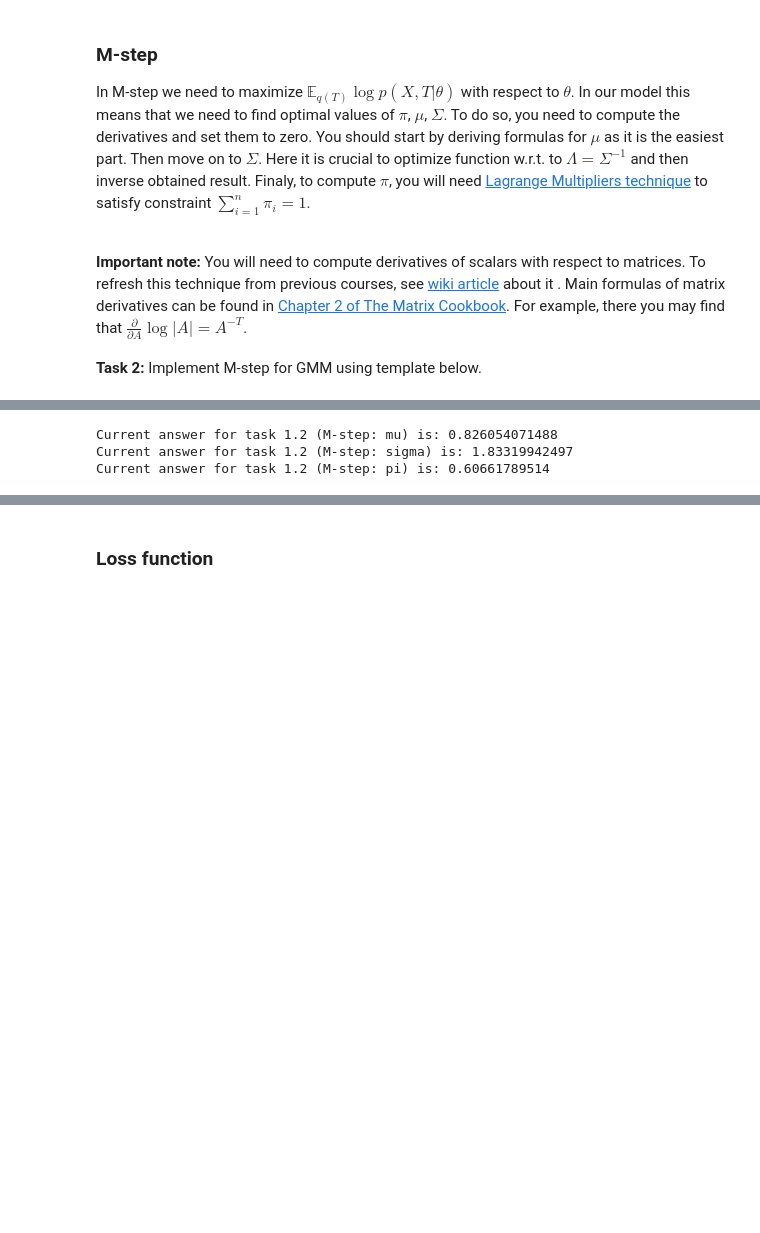
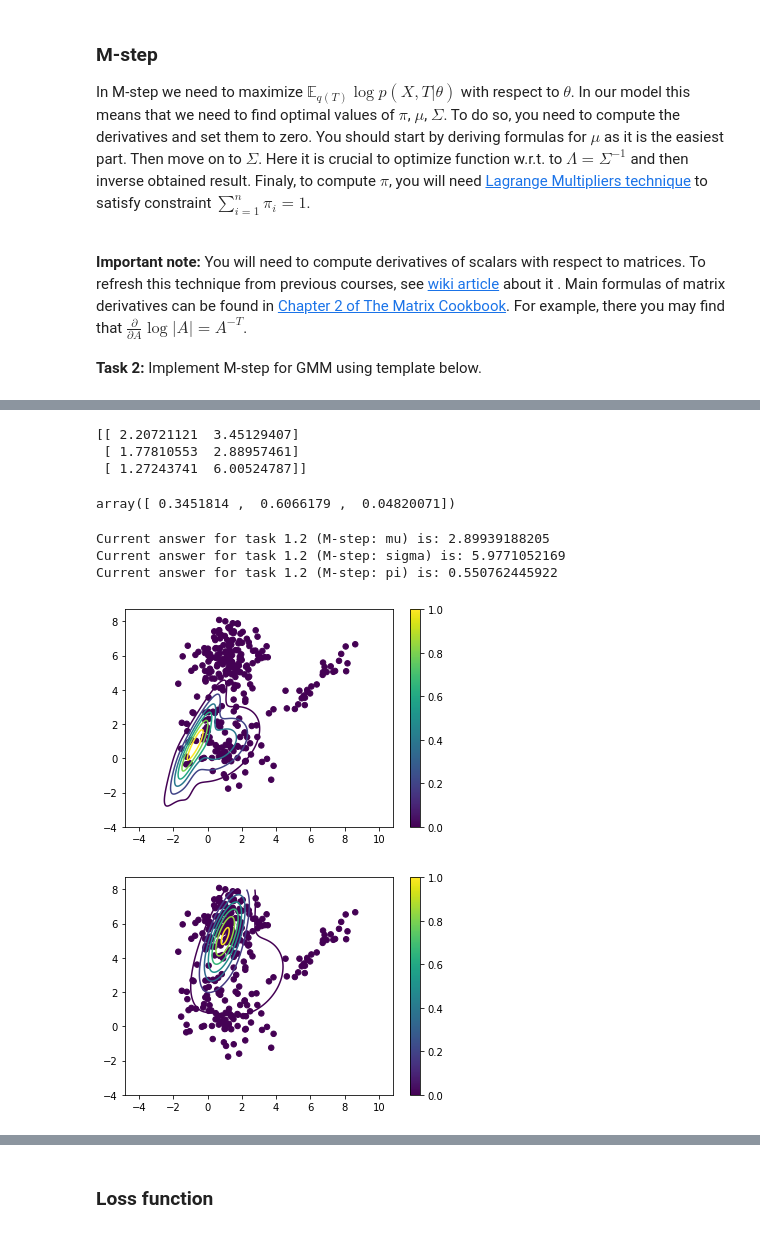
Before and after one commit to wesen/bayesian-methods, a Jupyter notebook: Week 2/Coursera-BMML_-week-2.ipynb, the cells around one changed output, grey strips where cells are left out. Drawn from its saved outputs; the diff is of its cells as text; code cells hidden in the pictures; blank space fills up the shorter version.

Commit message:
m-step correct

```diff
--- a/Week 2/Coursera-BMML_-week-2.ipynb
+++ b/Week 2/Coursera-BMML_-week-2.ipynb
@@ -177,7 +179,8 @@ def E_step(X, pi, mu, sigma):
         dist = scipy.stats.multivariate_normal(mu[i], sigma[i])
 #         log_likelihoods[:, i] = normal_likelihood(X, mu[i], sigma[i])
 #         scaled_likelihoods = np.exp(log_likelihoods[:, i] - max_x)
-        scaled_likelihoods = np.exp(dist.logpdf(X) - max_x)
+#         scaled_likelihoods = np.exp(dist.logpdf(X) - max_x)
+        scaled_likelihoods = dist.pdf(X)
         likelihoods[:,i] = pi[i] * scaled_likelihoods
 
     totals = np.sum(likelihoods, axis=1)
@@ -303,9 +321,14 @@ def M_step(X, gamma):
     C = gamma.shape[1] # number of clusters
     d = X.shape[1] # dimension of each object
 
-    ### YOUR CODE HERE
-    pi = pi0
-    mu = mu0
-    sigma = sigma0
+    pi = np.zeros(C)
+    mu = np.zeros((C, d))
+    sigma = np.zeros((C, d, d))
+
+    for k in range(C):
+        n_k = gamma[:,k].sum()
+        mu[k,:] = np.sum(X  * gamma[:,k][:,np.newaxis], axis=0) / n_k
+        sigma[k,:] = np.sum([gamma[i,k] * np.outer(X[i] - mu[k], X[i] - mu[k]) for i in range(N)], axis=0) / n_k
+        pi[k] = n_k / float(N)
 
     return pi, mu, sigma
@@ -312,8 +353,30 @@ def M_step(X, gamma):
+# %%
+mu0_test = np.array([[1, 1], [0, 0], [2, 2]])
+pi0_test = np.array([0.3, 0.3, 0.3])
+X_test = X[:10]
+gamma_test = E_step(X_test, pi0_test, mu0_test, sigma0)
+# X_test = np.ones((10,2))
+pi, mu, sigma = M_step(X_test, gamma_test)
+print(mu)
+# %% [output]
+[[ 2.20721121  3.45129407]
+ [ 1.77810553  2.88957461]
+ [ 1.27243741  6.00524787]]
+# %%
+pi0
+# %% [output]
+array([ 0.3451814 ,  0.6066179 ,  0.04820071])
 # %%
 gamma = E_step(X, pi0, mu0, sigma0)
 pi, mu, sigma = M_step(X, gamma)
 grader.submit_m_step(pi, mu, sigma)
 # %% [output]
-Current answer for task 1.2 (M-step: mu) is: 0.826054071488
-Current answer for task 1.2 (M-step: sigma) is: 1.83319942497
-Current answer for task 1.2 (M-step: pi) is: 0.60661789514
+Current answer for task 1.2 (M-step: mu) is: 2.89939188205
+Current answer for task 1.2 (M-step: sigma) is: 5.9771052169
+Current answer for task 1.2 (M-step: pi) is: 0.550762445922
+# %%
+plot_data_multi_vals(X, pi0, mu0, sigma0)
+plot_data_multi_vals(X, pi, mu, sigma)
+# %% [output]
+[figure, added]
+[figure, added]
```
Also changed, not shown: parts of 10 cells of this notebook.
